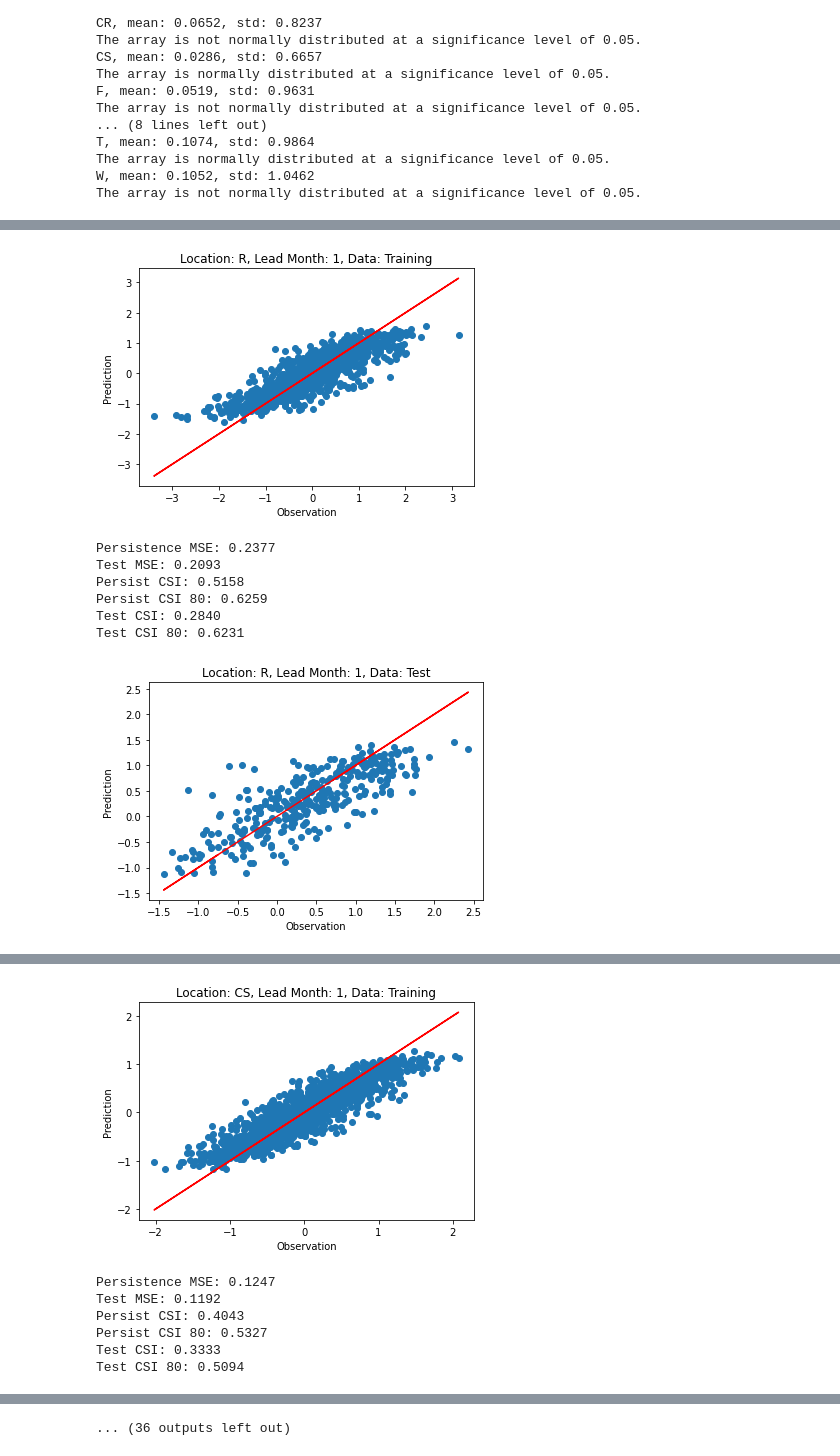
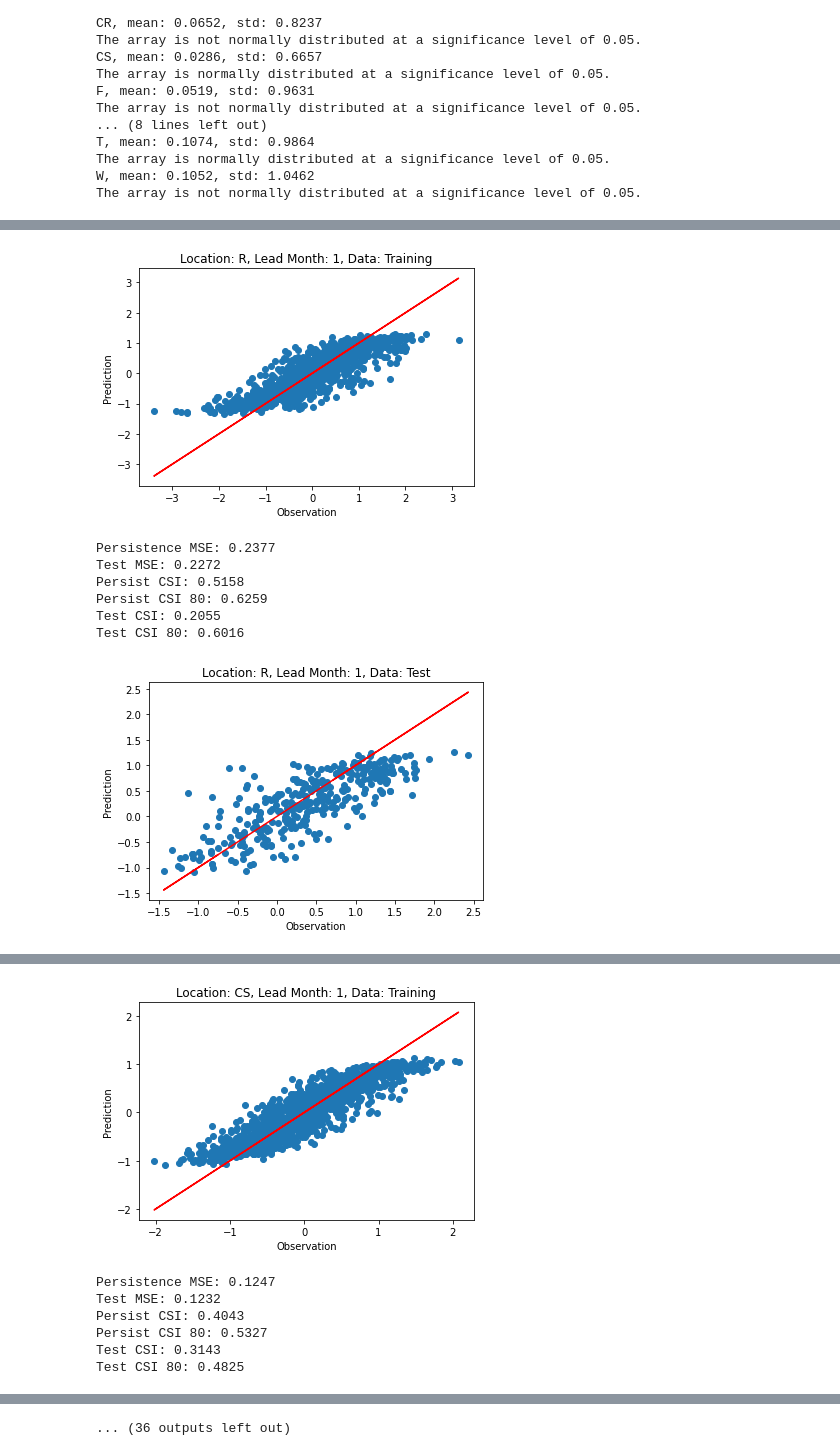
Before and after one commit to ding05/graphwaves_dgl, a Jupyter notebook: train_fcn.ipynb, the cells around one changed output, grey strips where cells are left out. Drawn from its saved outputs; the diff is of its cells as text; code cells hidden in the pictures.

```diff
--- a/train_fcn.ipynb
+++ b/train_fcn.ipynb
@@ -59,9 +72,9 @@ for npy_file in glob.glob(os.path.join(dir_path, '*.npy')):
 from scipy.stats import shapiro
 
 # Shapiro-Wilk Test (1965)
-for loc in sorted(list(arrays.keys())):
-    print('{}, mean: {:.4f}, std: {:.4f}'.format(loc.upper(), np.mean(arrays[loc]), np.std(arrays[loc])))
-    stat, p = shapiro(arrays[loc])
+for loc in sorted(list(nz.keys())):
+    print('{}, mean: {:.4f}, std: {:.4f}'.format(loc.upper(), np.mean(nz[loc]), np.std(nz[loc])))
+    stat, p = shapiro(nz[loc])
     if p > 0.05:
         print("The array is normally distributed at a significance level of 0.05.")
     else:
@@ -87,7 +100,8 @@ The array is not normally distributed at a significance level of 0.05.
 # %%
 net_class = 'FCN'
 num_layer = 2
-num_hid_feat = 20
+num_hid_feat = 100
+num_hid_feat_2 = 50
 num_out_feat = 1
 window_size = 6
 train_split = 0.8
@@ -95,26 +109,26 @@ loss_function = 'MSE'
 activation = 'tanh'
 optimizer = 'SGD'
 learning_rate = 0.01
-momentum = 0.9
 weight_decay = 0.01
 l1_ratio = 1
 regularization = 'EN' + str(l1_ratio) + str(weight_decay)
 drop_out_rate = 0
 batch_size = 64
-num_train_epochs = 200
+num_train_epochs = 400
 
 data_path = 'data/'
 models_path = 'out/'
 out_path = 'out/'
 
-num_var = 12
+num_var = 20
 
 class FCN(nn.Module):
-    def __init__(self, num_input_feat, num_hid_feat, num_out_feat, drop_out_rate):
+    def __init__(self, num_input_feat, num_hid_feat, num_hid_feat_2, num_out_feat, drop_out_rate):
         super(FCN, self).__init__()
         self.fc1 = nn.Linear(num_input_feat, num_hid_feat)
         self.fc2 = nn.Linear(num_hid_feat, num_hid_feat)
-        self.fc3 = nn.Linear(num_hid_feat, num_out_feat)
+        self.fc3 = nn.Linear(num_hid_feat, num_hid_feat_2)
+        self.fc4 = nn.Linear(num_hid_feat_2, num_out_feat)
         self.dropout = nn.Dropout(drop_out_rate)
 
     def forward(self, x):
@@ -122,7 +136,9 @@ class FCN(nn.Module):
         x = self.dropout(x)
         x = torch.tanh(self.fc2(x))
         x = self.dropout(x)
-        x = self.fc3(x)
+        x = torch.tanh(self.fc3(x))
+        x = self.dropout(x)
+        x = self.fc4(x)
         return x
 
 for lead_time in [1]:
@@ -139,14 +155,14 @@ for lead_time in [1]:
     all_test_csi_80 = []
     all_training_time = []
 
-    for loc in list(arrays.keys()):
+    for loc in list(nz.keys()):
 
         print('Location:', loc.upper())
 
-        y = arrays[loc]
+        y = nz[loc]
         y_all = y
 
-        x_all = [np.column_stack([arrays[list(arrays.keys())[i]][j:j+window_size] for i in range(num_var)]) for j in range(len(y)-window_size-lead_time)]
+        x_all = [np.column_stack([predictors[list(predictors.keys())[i]][j:j+window_size] for i in range(num_var)]) for j in range(len(y)-window_size-lead_time)]
         y_all = [y[j+window_size+lead_time-1] for j in range(len(y)-window_size-lead_time)]
         x_all = np.swapaxes(x_all, 1, 2)
         x_all_flat = np.array(x_all).reshape(-1, num_var*6)
@@ -163,7 +179,7 @@ for lead_time in [1]:
         print('90th Threshold:', threshold)
         print('80th Threshold:', threshold_low)
 
-        model = FCN(x_all_flat.shape[1], num_hid_feat, num_out_feat, drop_out_rate)
+        model = FCN(x_all_flat.shape[1], num_hid_feat, num_hid_feat_2, num_out_feat, drop_out_rate)
         optim = torch.optim.SGD(model.parameters(), lr=learning_rate, weight_decay=weight_decay)
         criterion = nn.MSELoss()
 
@@ -208,7 +224,7 @@ for lead_time in [1]:
 
         # End time
         stop = time.time()
-        training_time = str(round(stop - start, 4))
+        training_time = float(stop - start)
 
         with torch.no_grad():
             y_pred = model(x_train)
@@ -263,11 +279,11 @@ for lead_time in [1]:
         all_loc.append(loc.upper())
         all_persist_mse.append(persist_mse)
         all_test_mse.append(test_mse)
-        all_test_csi.append(test_csi)
-        all_test_csi_80.append(test_csi_80)
-        all_persist_csi.append(persist_csi)
-        all_persist_csi_80.append(persist_csi_80)
-        all_training_time.append(training_time)
+        all_test_csi.append(round(test_csi, 4))
+        all_test_csi_80.append(round(test_csi_80, 4))
+        all_persist_csi.append(round(persist_csi, 4))
+        all_persist_csi_80.append(round(persist_csi_80, 4))
+        all_training_time.append(round(training_time, 4))
 # %% [output]
 Location: R
 90th Threshold: 1.0772673
@@ -285,11 +305,11 @@ Epoch [200/200], Avg Loss: 0.3093,  Val MSE: 0.2093
-[figure, old version]
+[figure, new version]
 Persistence MSE: 0.2377
-Test MSE: 0.2093
+Test MSE: 0.2272
 Persist CSI: 0.5158
 Persist CSI 80: 0.6259
-Test CSI: 0.2840
-Test CSI 80: 0.6231
+Test CSI: 0.2055
+Test CSI 80: 0.6016
-[figure, old version]
+[figure, new version]
 Location: CS
 90th Threshold: 0.9103391
 80th Threshold: 0.5539276
@@ -306,7 +330,7 @@ Epoch [200/200], Avg Loss: 0.1936,  Val MSE: 0.1192
-[figure, old version]
+[figure, new version]
 Persistence MSE: 0.1247
-Test MSE: 0.1192
+Test MSE: 0.1232
 Persist CSI: 0.4043
 Persist CSI 80: 0.5327
-Test CSI: 0.3333
-Test CSI 80: 0.5094
+Test CSI: 0.3143
+Test CSI 80: 0.4825
```
Also changed, not shown: parts of 5 cells of this notebook.
